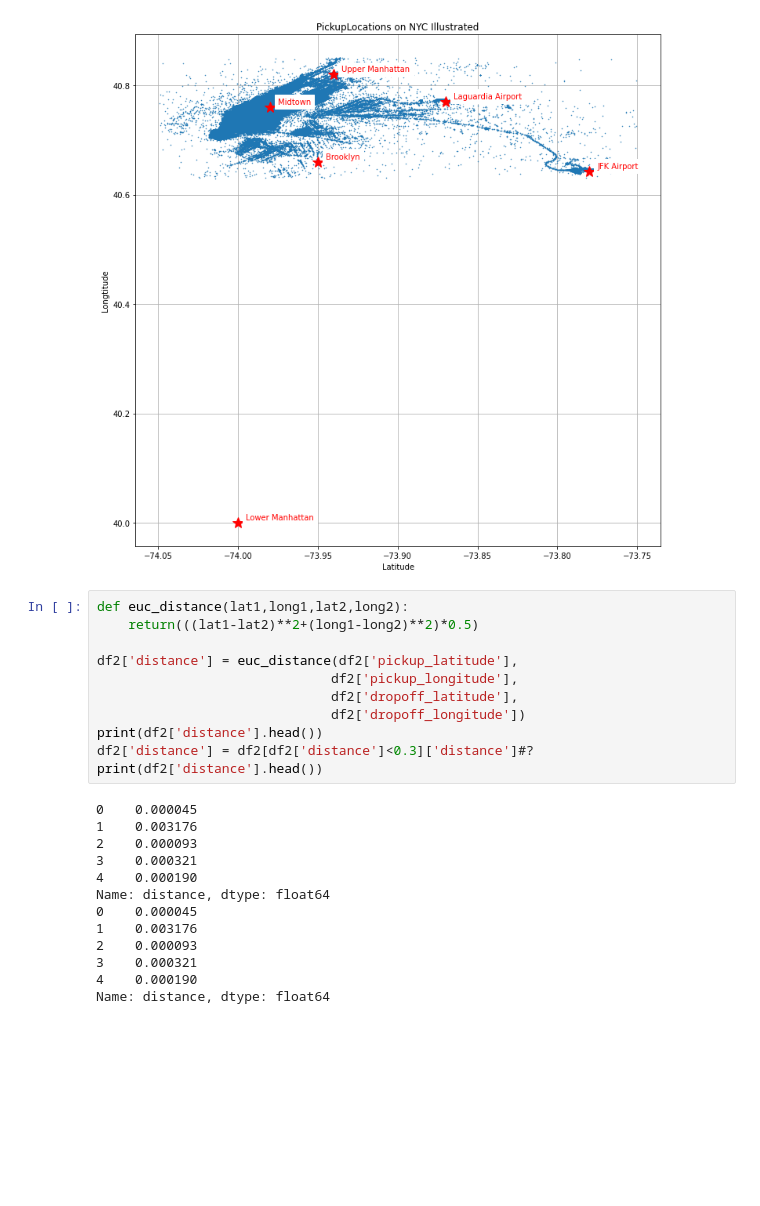
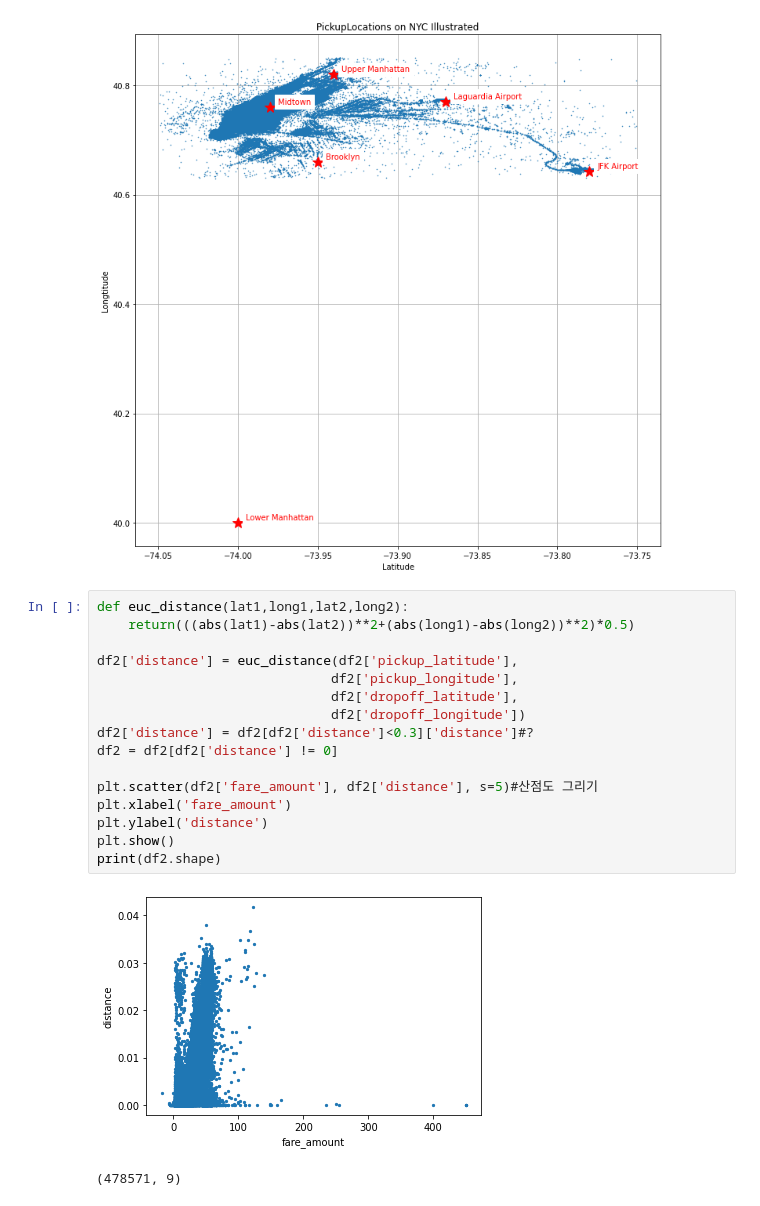
Before and after one commit to hitzza/git-practice-python, a Jupyter notebook: ex/python_study_group/taxi_fare_prediction.ipynb, the cells around one changed output. Saved outputs shown, nothing was run; the diff lists cells and outputs as text; blank space fills up the shorter version.

Commit message:
taxi fare prediction data preprocessing, visualization

```diff
--- a/ex/python_study_group/taxi_fare_prediction.ipynb
+++ b/ex/python_study_group/taxi_fare_prediction.ipynb
@@ -91,25 +91,20 @@ plot_lat_long(df2,landmarks, points='Pickup')
 [figure]
 # %%
 def euc_distance(lat1,long1,lat2,long2):
-    return(((lat1-lat2)**2+(long1-long2)**2)*0.5)
+    return(((abs(lat1)-abs(lat2))**2+(abs(long1)-abs(long2))**2)*0.5)
 
 df2['distance'] = euc_distance(df2['pickup_latitude'],
                               df2['pickup_longitude'],
                               df2['dropoff_latitude'],
                               df2['dropoff_longitude'])
-print(df2['distance'].head())
 df2['distance'] = df2[df2['distance']<0.3]['distance']#?
-print(df2['distance'].head())
+df2 = df2[df2['distance'] != 0]
+
+plt.scatter(df2['fare_amount'], df2['distance'], s=5)#산점도 그리기
+plt.xlabel('fare_amount')
+plt.ylabel('distance')
+plt.show()
+print(df2.shape)
 # %% [output]
+[figure, added]
-0    0.000045
-1    0.003176
-2    0.000093
-3    0.000321
-4    0.000190
-Name: distance, dtype: float64
-0    0.000045
-1    0.003176
-2    0.000093
-3    0.000321
-4    0.000190
-Name: distance, dtype: float64
+(478571, 9)
```
Also changed, not shown: parts of 5 cells of this notebook.
